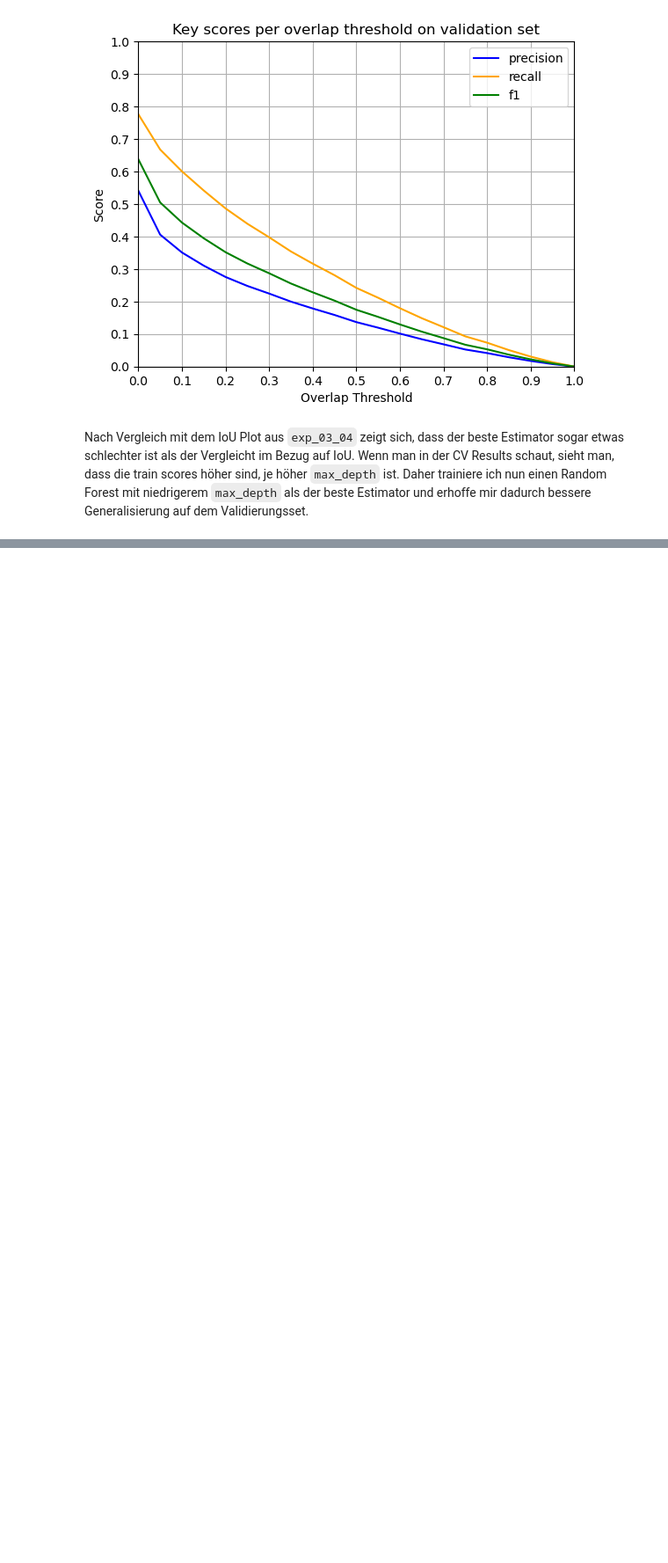
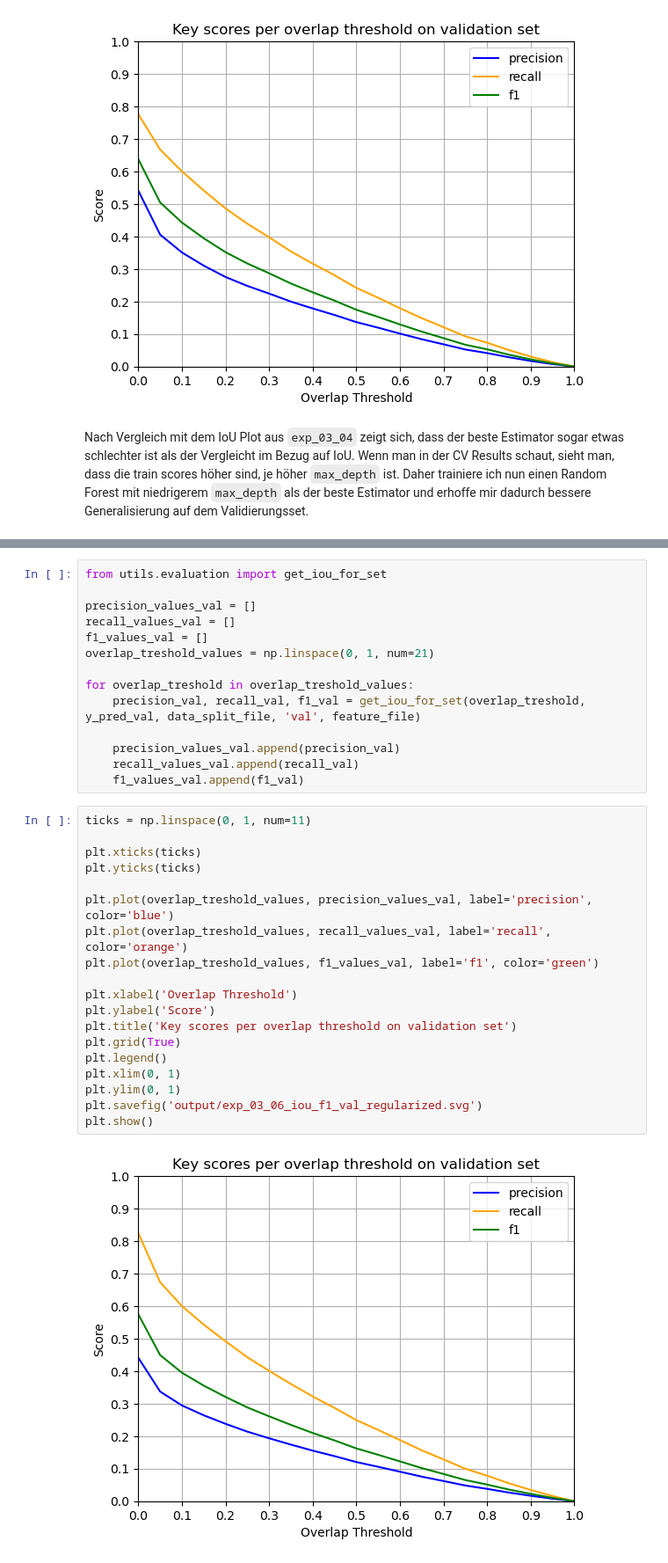
Before and after one commit to stuckkk/artifact-detection-seminar, a Jupyter notebook: experiments/03 - Training/exp_03_06.ipynb, the cells around one changed output, grey strips where cells are left out. Shown at 88% size. Saved outputs shown, nothing was run; the diff lists cells and outputs as text; blank space fills up the shorter version.

Commit message:
modify some experiments, add outputs

```diff
--- a/experiments/03 - Training/exp_03_06.ipynb
+++ b/experiments/03 - Training/exp_03_06.ipynb
@@ -226,0 +258,35 @@ joblib.dump(gcv.best_estimator_, model_save_path)
+# %%
+from utils.evaluation import get_iou_for_set
+
+precision_values_val = []
+recall_values_val = []
+f1_values_val = []
+overlap_treshold_values = np.linspace(0, 1, num=21)
+
+for overlap_treshold in overlap_treshold_values:
+    precision_val, recall_val, f1_val = get_iou_for_set(overlap_treshold, y_pred_val, data_split_file, 'val', feature_file)
+
+    precision_values_val.append(precision_val)
+    recall_values_val.append(recall_val)
+    f1_values_val.append(f1_val)
+# %%
+ticks = np.linspace(0, 1, num=11)
+
+plt.xticks(ticks)
+plt.yticks(ticks)
+
+plt.plot(overlap_treshold_values, precision_values_val, label='precision', color='blue')
+plt.plot(overlap_treshold_values, recall_values_val, label='recall', color='orange')
+plt.plot(overlap_treshold_values, f1_values_val, label='f1', color='green')
+
+plt.xlabel('Overlap Threshold')
+plt.ylabel('Score')
+plt.title('Key scores per overlap threshold on validation set')
+plt.grid(True)
+plt.legend()
+plt.xlim(0, 1)
+plt.ylim(0, 1)
+plt.savefig('output/exp_03_06_iou_f1_val_regularized.svg')
+plt.show()
+# %% [output]
+[figure, added]
```
Also changed, not shown: parts of 3 cells of this notebook, 6 other files.
